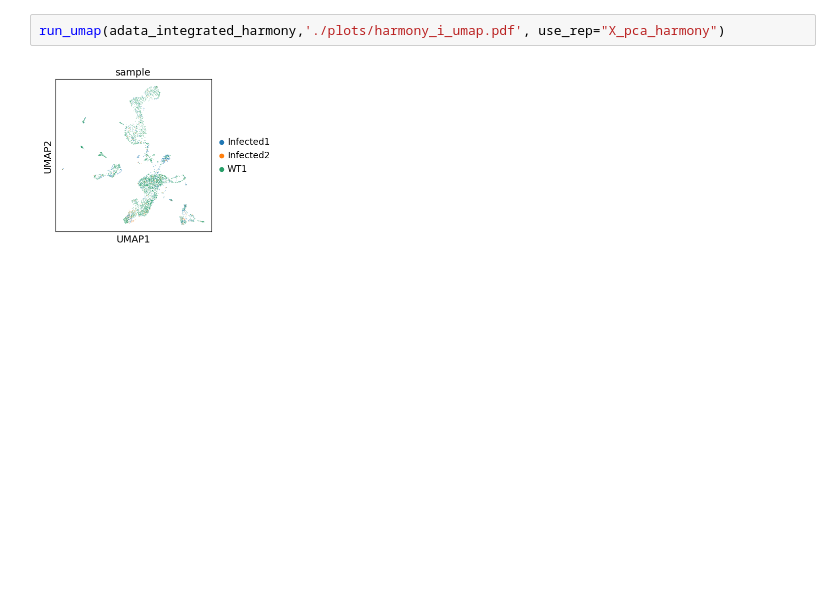
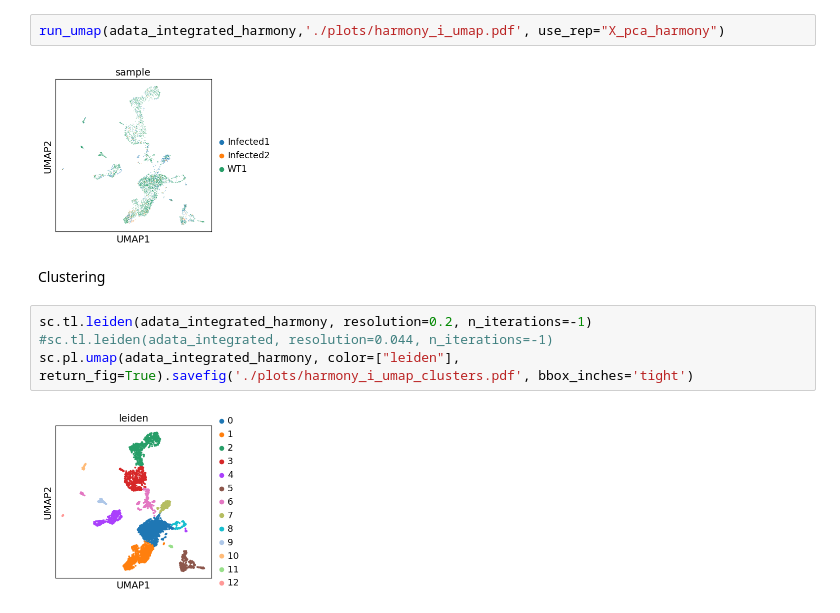
Before and after one commit to CorwinAnsley/biol5177_work, a Jupyter notebook: cw_2/cw_analysis.ipynb, the cells around one changed output. Drawn from its saved outputs; the diff is of its cells as text; blank space fills up the shorter version.

```diff
--- a/cw_2/cw_analysis.ipynb
+++ b/cw_2/cw_analysis.ipynb
@@ -267,3 +310,10 @@ sc.external.pp.harmony_integrate(adata_integrated_harmony, "sample")
 run_umap(adata_integrated_harmony,'./plots/harmony_i_umap.pdf', use_rep="X_pca_harmony")
 # %% [output]
 [figure]
+# %% [markdown]
+Clustering
+# %%
+sc.tl.leiden(adata_integrated_harmony, resolution=0.2, n_iterations=-1) #sc.tl.leiden(adata_integrated, resolution=0.044, n_iterations=-1)
+sc.pl.umap(adata_integrated_harmony, color=["leiden"], return_fig=True).savefig('./plots/harmony_i_umap_clusters.pdf', bbox_inches='tight')
+# %% [output]
+[figure, added]
```
Also changed, not shown: parts of 32 cells of this notebook.
